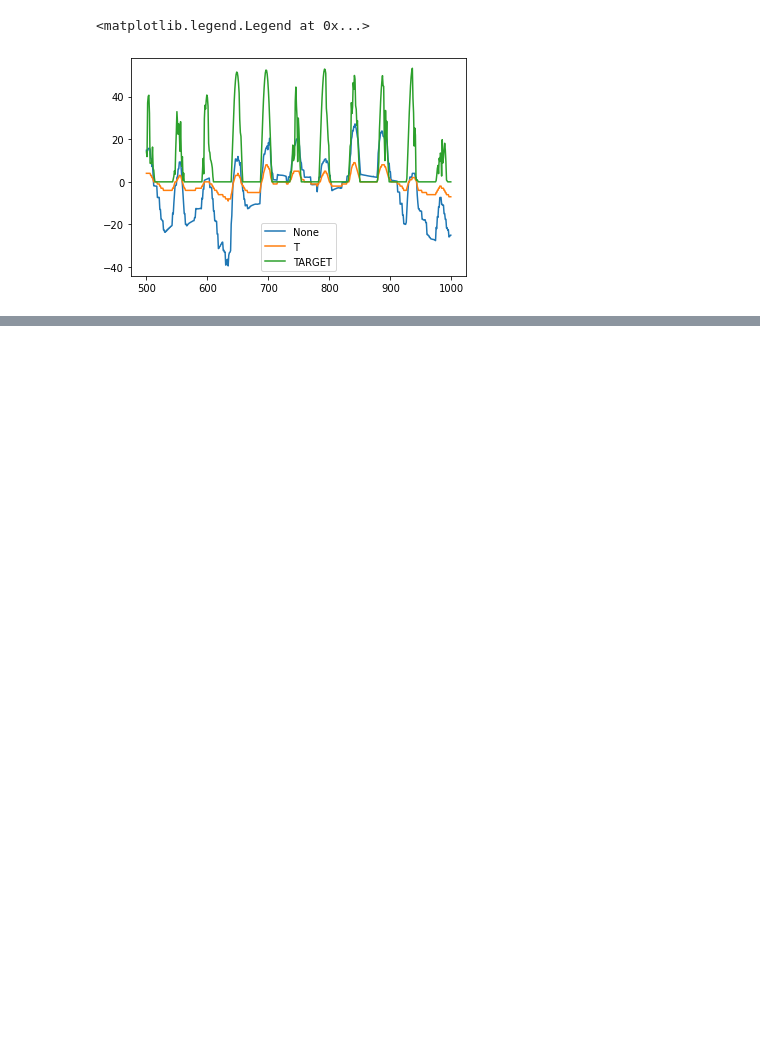
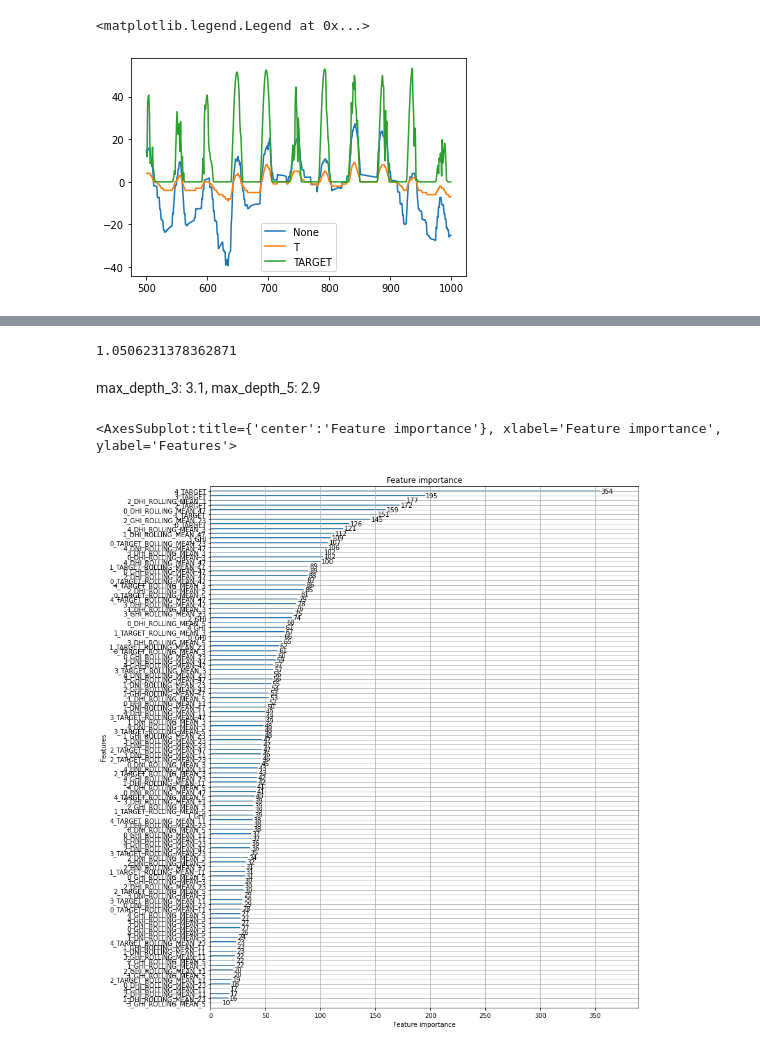
Before and after one commit to parkjuida/dacon, a Jupyter notebook: 235680/lightgbm.ipynb, the cells around one changed output, grey strips where cells are left out. Saved outputs shown, nothing was run; the diff lists cells and outputs as text; code cells hidden in the pictures; blank space fills up the shorter version.

```diff
--- a/235680/lightgbm.ipynb
+++ b/235680/lightgbm.ipynb
@@ -84 +180,3 @@ set_df.shape, target_df.shape
+# %%
+target_index = [i for i, s in enumerate(preprocessed_df.columns) if s == "TARGET"][0]
 # %%
@@ -87,0 +186,6 @@ preprocessed_df.shape
+# %%
+x_shape = x_day * train.shape[2]
+
+train_x, train_y_1, train_y_2 = train[:, :x_day, :].reshape(-1, x_shape), train[:, x_day:x_day + 1, target_index].reshape(-1), train[:, x_day + 1:, target_index].reshape(-1)
+valid_x, valid_y_1, valid_y_2 = valid[:, :x_day, :].reshape(-1, x_shape), valid[:, x_day:x_day + 1, target_index].reshape(-1), valid[:, x_day + 1:, target_index].reshape(-1)
+test_x, test_y_1, test_y_2 = test[:, :x_day, :].reshape(-1, x_shape), test[:, x_day:x_day + 1, target_index].reshape(-1), test[:, x_day + 1:, target_index].reshape(-1)
@@ -87,0 +202,9 @@ preprocessed_df.shape
+# %%
+columns = [f"{day}_{column}" for day in range(x_day) for column in preprocessed_df.columns]
+# %%
+train_1_dataset = lgb.Dataset(train_x, label=train_y_1, feature_name=columns)
+train_2_dataset = lgb.Dataset(train_x, label=train_y_2, feature_name=columns)
+valid_1_dataset = lgb.Dataset(valid_x, label=valid_y_1, feature_name=columns)
+valid_2_dataset = lgb.Dataset(valid_x, label=valid_y_2, feature_name=columns)
+test_1_dataset = lgb.Dataset(test_x, label=test_y_1, feature_name=columns)
+test_2_dataset = lgb.Dataset(test_x, label=test_y_2, feature_name=columns)
@@ -87,0 +340,11 @@ preprocessed_df.shape
+# %%
+r / 18
+# %% [output]
+1.0506231378362871
+# %% [markdown]
+max_depth_3: 3.1, max_depth_5: 2.9
+# %%
+lgb.plot_importance(bst_2, figsize=(12, 15))
+# %% [output]
+<AxesSubplot:title={'center':'Feature importance'}, xlabel='Feature importance', ylabel='Features'>
+[figure, added]
```
Also changed, not shown: parts of 23 cells of this notebook, 5 other files.
